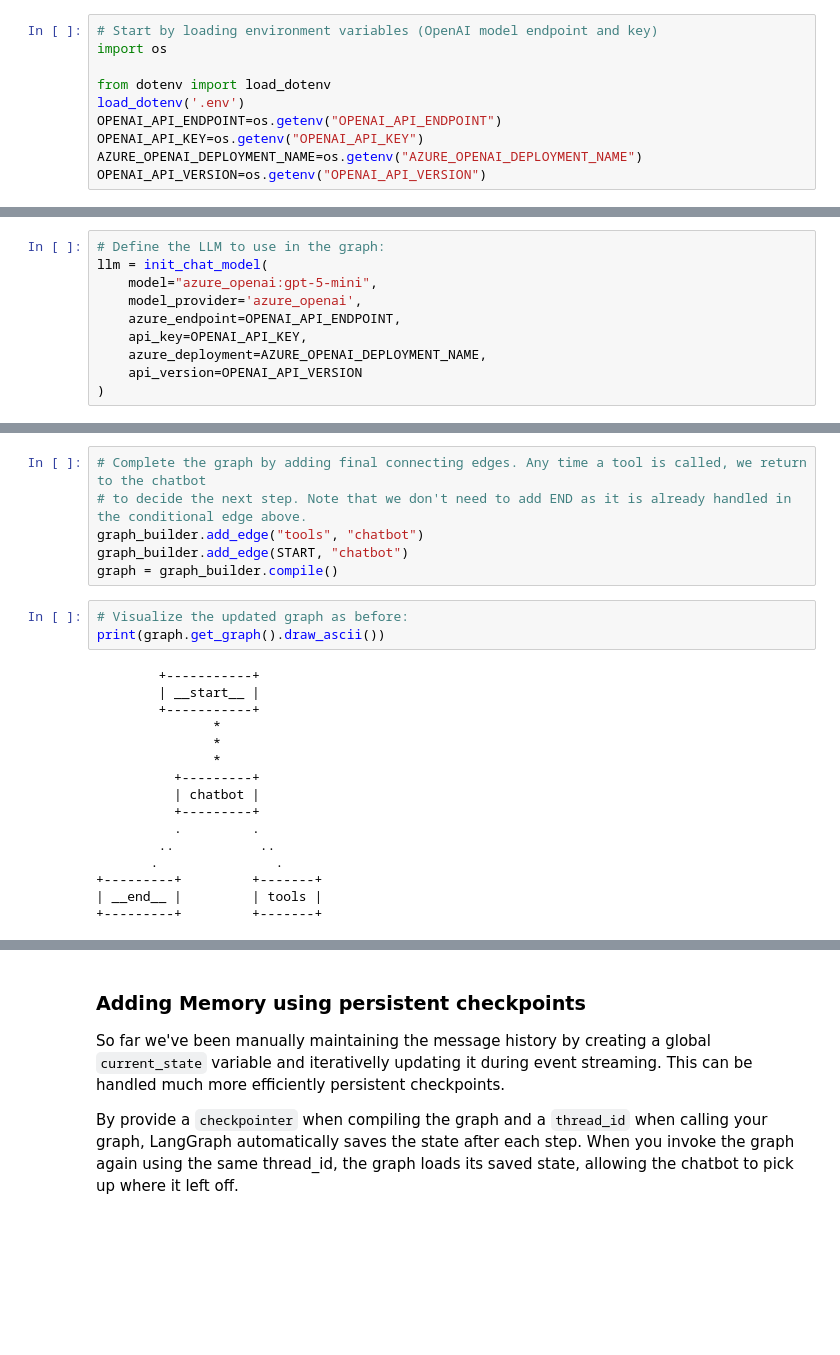
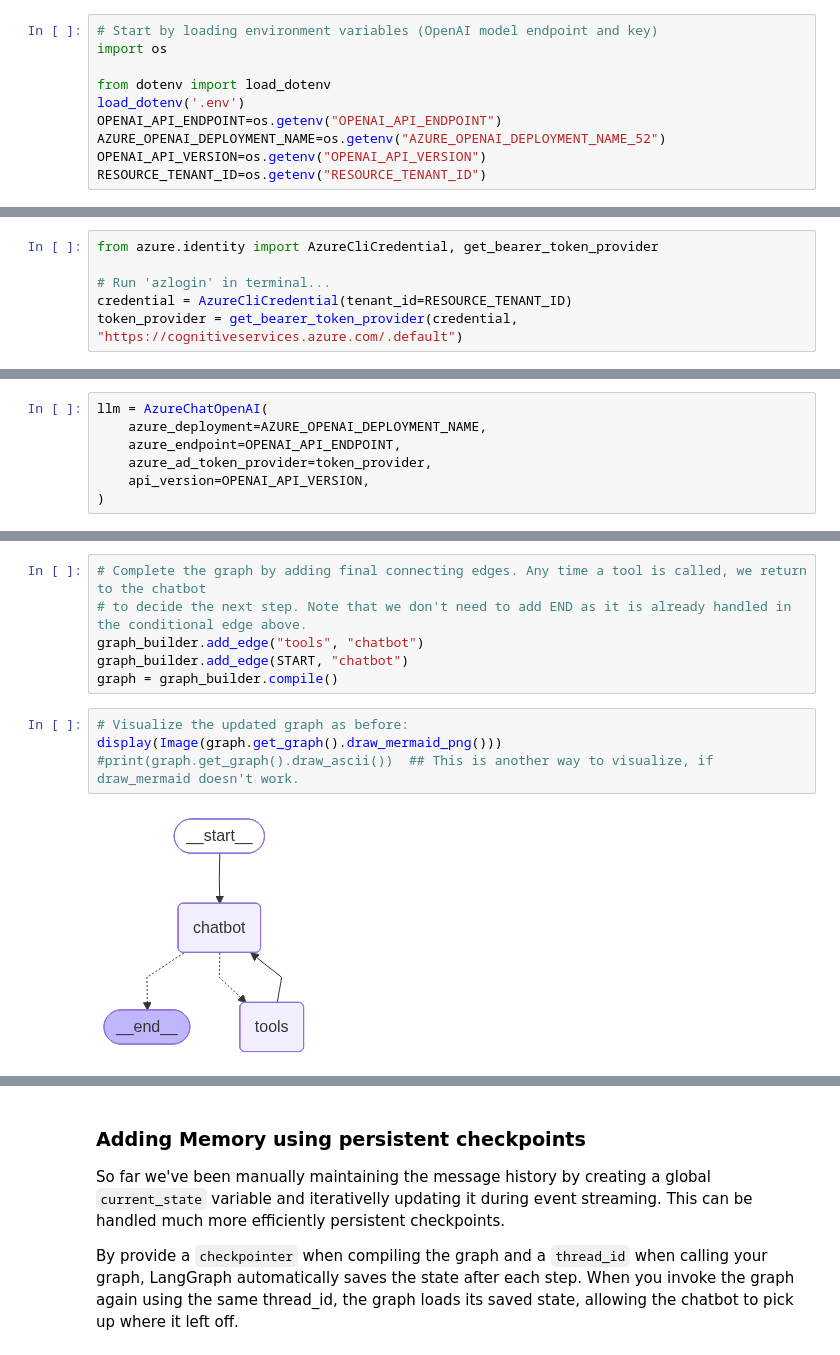
Before and after one commit to AdmiralWen/AI-Learning, a Jupyter notebook: Langgraph Tutorial/1. Basics of Langgraph.ipynb, the cells around one changed output, grey strips where cells are left out. Drawn from its saved outputs; the diff is of its cells as text; blank space fills up the shorter version.

```diff
--- a/Langgraph Tutorial/1. Basics of Langgraph.ipynb
+++ b/Langgraph Tutorial/1. Basics of Langgraph.ipynb
@@ -7,6 +7,6 @@ import os
 from dotenv import load_dotenv
 load_dotenv('.env')
 OPENAI_API_ENDPOINT=os.getenv("OPENAI_API_ENDPOINT")
-OPENAI_API_KEY=os.getenv("OPENAI_API_KEY")
-AZURE_OPENAI_DEPLOYMENT_NAME=os.getenv("AZURE_OPENAI_DEPLOYMENT_NAME")
+AZURE_OPENAI_DEPLOYMENT_NAME=os.getenv("AZURE_OPENAI_DEPLOYMENT_NAME_52")
 OPENAI_API_VERSION=os.getenv("OPENAI_API_VERSION")
+RESOURCE_TENANT_ID=os.getenv("RESOURCE_TENANT_ID")
@@ -13,3 +18,9 @@ OPENAI_API_VERSION=os.getenv("OPENAI_API_VERSION")
+# %%
+from azure.identity import AzureCliCredential, get_bearer_token_provider
+
+# Run 'azlogin' in terminal...
+credential = AzureCliCredential(tenant_id=RESOURCE_TENANT_ID)
+token_provider = get_bearer_token_provider(credential, "https://cognitiveservices.azure.com/.default")
 # %% [markdown]
 ### Basic Chatbot
 A basic application of langgraph starts with a stategraph. A stategraph object defines the structure of the application. Operations (Agents, functions, etc.) are defined as nodes on the graph and edges are used to define their connections (workflow). Stategraphs are the core to langgraph, and are defined using the START and END nodes.
@@ -31,14 +49,11 @@ class State(TypedDict):
 # Initiate the stategraph with the defined state:
 graph_builder = StateGraph(State)
 # %%
-# Define the LLM to use in the graph:
-llm = init_chat_model(
-    model="azure_openai:gpt-5-mini",
-    model_provider='azure_openai',
+llm = AzureChatOpenAI(
+    azure_deployment=AZURE_OPENAI_DEPLOYMENT_NAME,
     azure_endpoint=OPENAI_API_ENDPOINT,
-    api_key=OPENAI_API_KEY,
-    azure_deployment=AZURE_OPENAI_DEPLOYMENT_NAME,
-    api_version=OPENAI_API_VERSION
+    azure_ad_token_provider=token_provider,
+    api_version=OPENAI_API_VERSION,
 )
 # %%
 # Incorporate the chat model into a simple node:
@@ -233,23 +276,10 @@ graph_builder.add_edge(START, "chatbot")
 graph = graph_builder.compile()
 # %%
 # Visualize the updated graph as before:
-print(graph.get_graph().draw_ascii())
+display(Image(graph.get_graph().draw_mermaid_png()))
+#print(graph.get_graph().draw_ascii())  ## This is another way to visualize, if draw_mermaid doesn't work.
 # %% [output]
-        +-----------+
-        | __start__ |
-        +-----------+
-               *
-               *
-               *
-          +---------+
-          | chatbot |
-          +---------+
-          .         .
-        ..           ..
-       .               .
-+---------+         +-------+
-| __end__ |         | tools |
-+---------+         +-------+
+[figure, added]
 # %%
 # Let's try the chatbot as before:
 current_state = {"messages": []}
```
Also changed, not shown: parts of 8 cells of this notebook, 1 other file.
